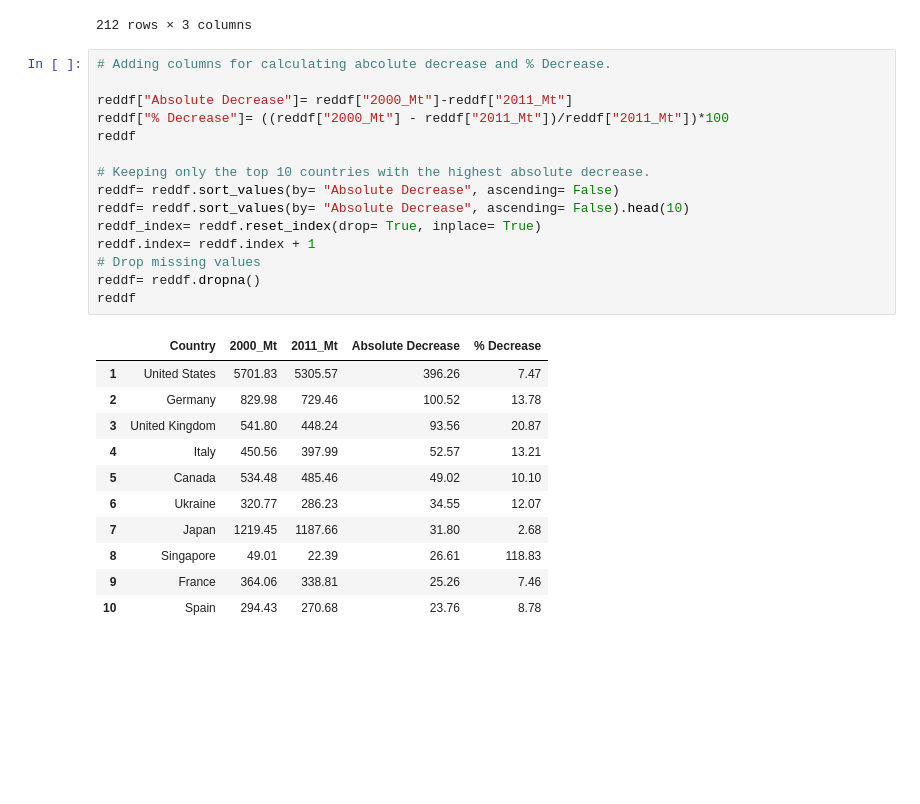
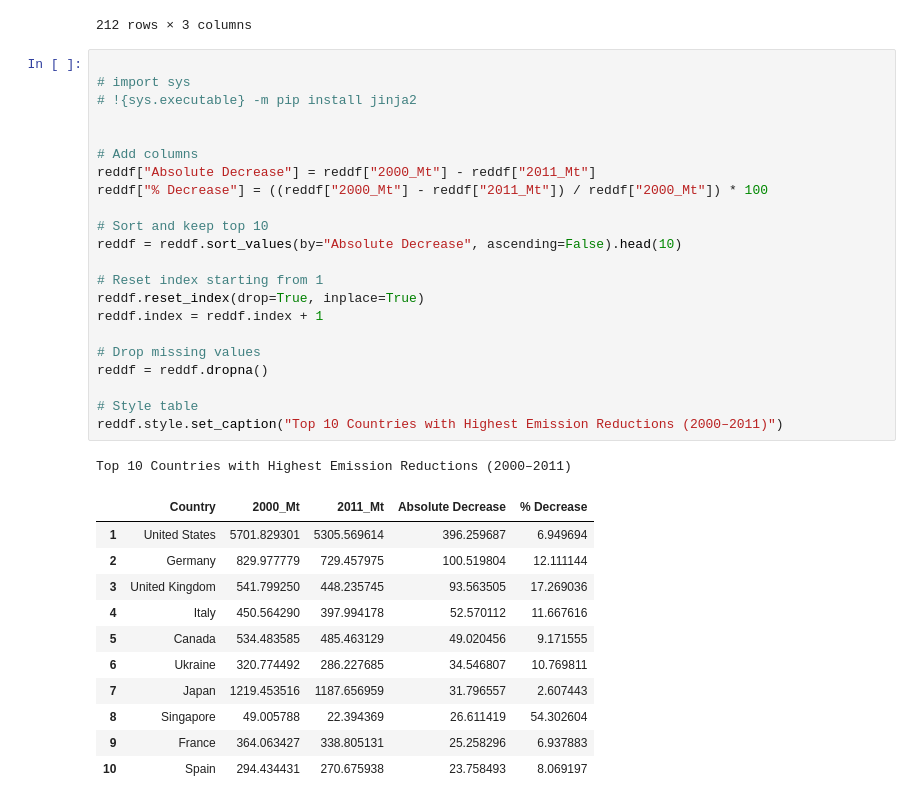
Before and after one commit to sanaullah525/Global-CO2-Emissions-Data-Analysis-Project, a Jupyter notebook: datapr.ipynb, the cells around one changed output. Saved outputs shown, nothing was run; the diff lists cells and outputs as text; blank space fills up the shorter version.

```diff
--- a/datapr.ipynb
+++ b/datapr.ipynb
@@ -309,30 +314,38 @@ reddf
 | 210 | Zambia | 1.82 | 3.05 |
 | 211 | Zimbabwe | 13.89 | 9.86 |
 212 rows × 3 columns
-# %%
-# Adding columns for calculating abcolute decrease and % Decrease.
-
-reddf["Absolute Decrease"]= reddf["2000_Mt"]-reddf["2011_Mt"]
-reddf["% Decrease"]= ((reddf["2000_Mt"] - reddf["2011_Mt"])/reddf["2011_Mt"])*100
-reddf
-
-# Keeping only the top 10 countries with the highest absolute decrease.
-reddf= reddf.sort_values(by= "Absolute Decrease", ascending= False)
-reddf= reddf.sort_values(by= "Absolute Decrease", ascending= False).head(10)
-reddf_index= reddf.reset_index(drop= True, inplace= True)
-reddf.index= reddf.index + 1
-# Drop missing values
-reddf= reddf.dropna()
-reddf
-# %% [output]
-|  | Country | 2000_Mt | 2011_Mt | Absolute Decrease | % Decrease |
-| 1 | United States | 5701.83 | 5305.57 | 396.26 | 7.47 |
-| 2 | Germany | 829.98 | 729.46 | 100.52 | 13.78 |
-| 3 | United Kingdom | 541.80 | 448.24 | 93.56 | 20.87 |
-| 4 | Italy | 450.56 | 397.99 | 52.57 | 13.21 |
-| 5 | Canada | 534.48 | 485.46 | 49.02 | 10.10 |
-| 6 | Ukraine | 320.77 | 286.23 | 34.55 | 12.07 |
-| 7 | Japan | 1219.45 | 1187.66 | 31.80 | 2.68 |
-| 8 | Singapore | 49.01 | 22.39 | 26.61 | 118.83 |
-| 9 | France | 364.06 | 338.81 | 25.26 | 7.46 |
-| 10 | Spain | 294.43 | 270.68 | 23.76 | 8.78 |
+# %%
+
+# import sys
+# !{sys.executable} -m pip install jinja2
+
+
+# Add columns
+reddf["Absolute Decrease"] = reddf["2000_Mt"] - reddf["2011_Mt"]
+reddf["% Decrease"] = ((reddf["2000_Mt"] - reddf["2011_Mt"]) / reddf["2000_Mt"]) * 100
+
+# Sort and keep top 10
+reddf = reddf.sort_values(by="Absolute Decrease", ascending=False).head(10)
+
+# Reset index starting from 1
+reddf.reset_index(drop=True, inplace=True)
+reddf.index = reddf.index + 1
+
+# Drop missing values
+reddf = reddf.dropna()
+
+# Style table
+reddf.style.set_caption("Top 10 Countries with Highest Emission Reductions (2000–2011)")
+# %% [output]
+Top 10 Countries with Highest Emission Reductions (2000–2011)
+|  | Country | 2000_Mt | 2011_Mt | Absolute Decrease | % Decrease |
+| 1 | United States | 5701.829301 | 5305.569614 | 396.259687 | 6.949694 |
+| 2 | Germany | 829.977779 | 729.457975 | 100.519804 | 12.111144 |
+| 3 | United Kingdom | 541.799250 | 448.235745 | 93.563505 | 17.269036 |
+| 4 | Italy | 450.564290 | 397.994178 | 52.570112 | 11.667616 |
+| 5 | Canada | 534.483585 | 485.463129 | 49.020456 | 9.171555 |
+| 6 | Ukraine | 320.774492 | 286.227685 | 34.546807 | 10.769811 |
+| 7 | Japan | 1219.453516 | 1187.656959 | 31.796557 | 2.607443 |
+| 8 | Singapore | 49.005788 | 22.394369 | 26.611419 | 54.302604 |
+| 9 | France | 364.063427 | 338.805131 | 25.258296 | 6.937883 |
+| 10 | Spain | 294.434431 | 270.675938 | 23.758493 | 8.069197 |
```
Also changed, not shown: parts of 2 cells of this notebook.
